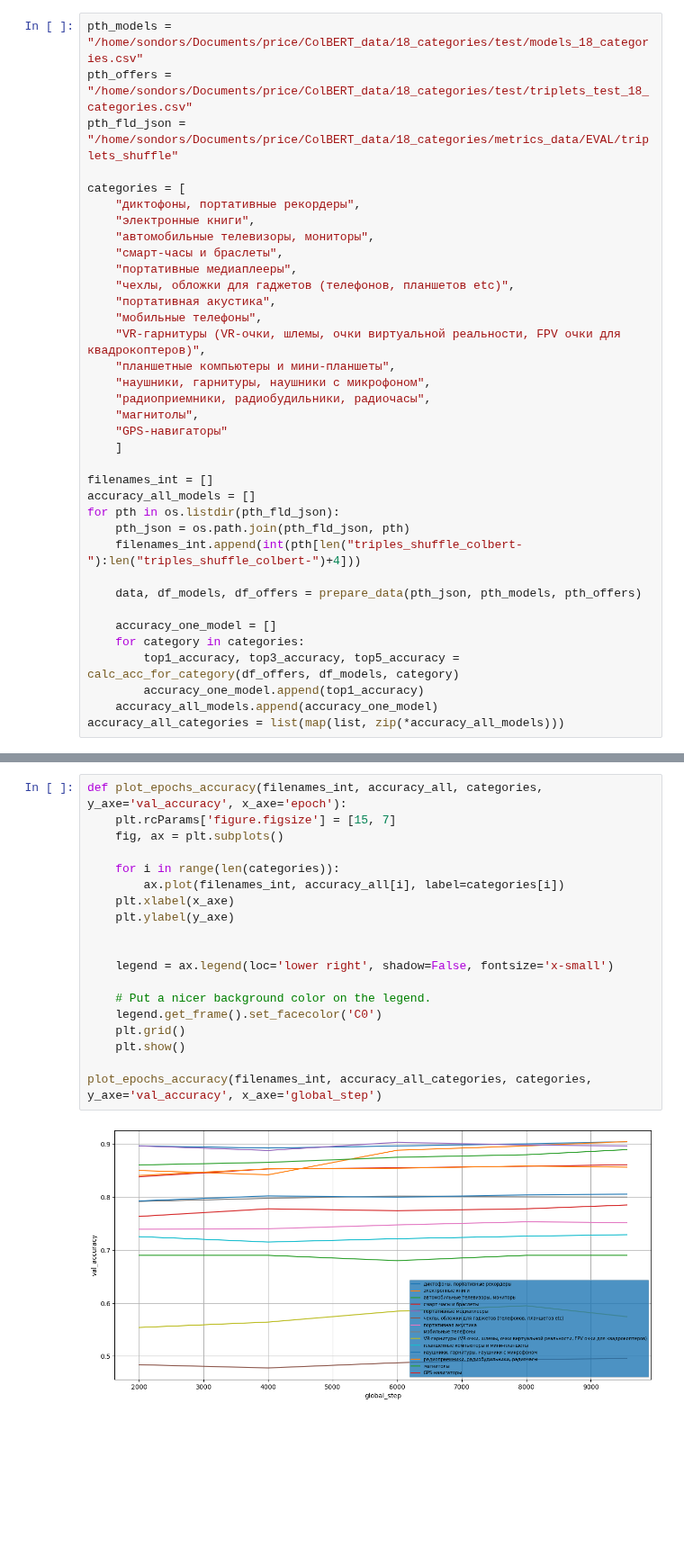
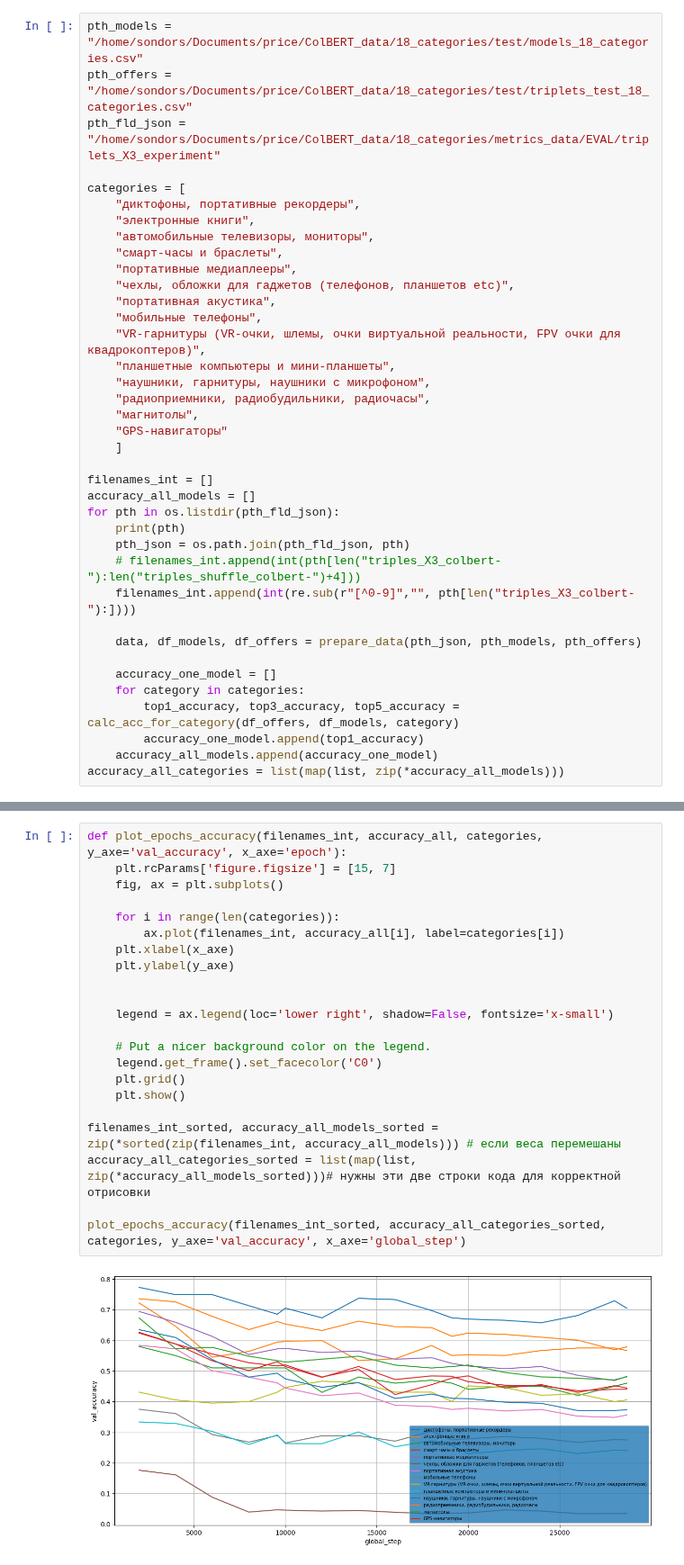
Before and after one commit to IgorSondors/ColBERT, a Jupyter notebook: accuracy_plot.ipynb, the cells around one changed output, grey strips where cells are left out. Shown at 90% size. Drawn from its saved outputs; the diff is of its cells as text; blank space fills up the shorter version.

```diff
--- a/accuracy_plot.ipynb
+++ b/accuracy_plot.ipynb
@@ -104,7 +105,7 @@ def calc_acc_for_category(df_offers, df_models, imya_kategorii):
 # %%
 pth_models = "/home/sondors/Documents/price/ColBERT_data/18_categories/test/models_18_categories.csv"
 pth_offers = "/home/sondors/Documents/price/ColBERT_data/18_categories/test/triplets_test_18_categories.csv"
-pth_fld_json = "/home/sondors/Documents/price/ColBERT_data/18_categories/metrics_data/EVAL/triplets_shuffle"
+pth_fld_json = "/home/sondors/Documents/price/ColBERT_data/18_categories/metrics_data/EVAL/triplets_X3_experiment"
 
 categories = [
     "диктофоны, портативные рекордеры",
@@ -126,8 +127,10 @@ categories = [
 filenames_int = []
 accuracy_all_models = []
 for pth in os.listdir(pth_fld_json):
+    print(pth)
     pth_json = os.path.join(pth_fld_json, pth)
-    filenames_int.append(int(pth[len("triples_shuffle_colbert-"):len("triples_shuffle_colbert-")+4]))
+    # filenames_int.append(int(pth[len("triples_X3_colbert-"):len("triples_shuffle_colbert-")+4]))
+    filenames_int.append(int(re.sub(r"[^0-9]","", pth[len("triples_X3_colbert-"):])))
 
     data, df_models, df_offers = prepare_data(pth_json, pth_models, pth_offers)
 
@@ -226,21 +311,24 @@ accuracy_all_categories = list(map(list, zip(*accuracy_all_models)))
 # %%
 def plot_epochs_accuracy(filenames_int, accuracy_all, categories, y_axe='val_accuracy', x_axe='epoch'):
     plt.rcParams['figure.figsize'] = [15, 7]
     fig, ax = plt.subplots()
 
     for i in range(len(categories)):
         ax.plot(filenames_int, accuracy_all[i], label=categories[i])
     plt.xlabel(x_axe)
     plt.ylabel(y_axe)
 
 
     legend = ax.legend(loc='lower right', shadow=False, fontsize='x-small')
 
     # Put a nicer background color on the legend.
     legend.get_frame().set_facecolor('C0')
     plt.grid()
     plt.show()
 
-plot_epochs_accuracy(filenames_int, accuracy_all_categories, categories, y_axe='val_accuracy', x_axe='global_step')
+filenames_int_sorted, accuracy_all_models_sorted = zip(*sorted(zip(filenames_int, accuracy_all_models))) # если веса перемешаны
+accuracy_all_categories_sorted = list(map(list, zip(*accuracy_all_models_sorted)))# нужны эти две строки кода для корректной отрисовки
+
+plot_epochs_accuracy(filenames_int_sorted, accuracy_all_categories_sorted, categories, y_axe='val_accuracy', x_axe='global_step')
 # %% [output]
-[figure, old version]
+[figure, new version]
```
Also changed, not shown: parts of 3 cells of this notebook, 1 other file.
